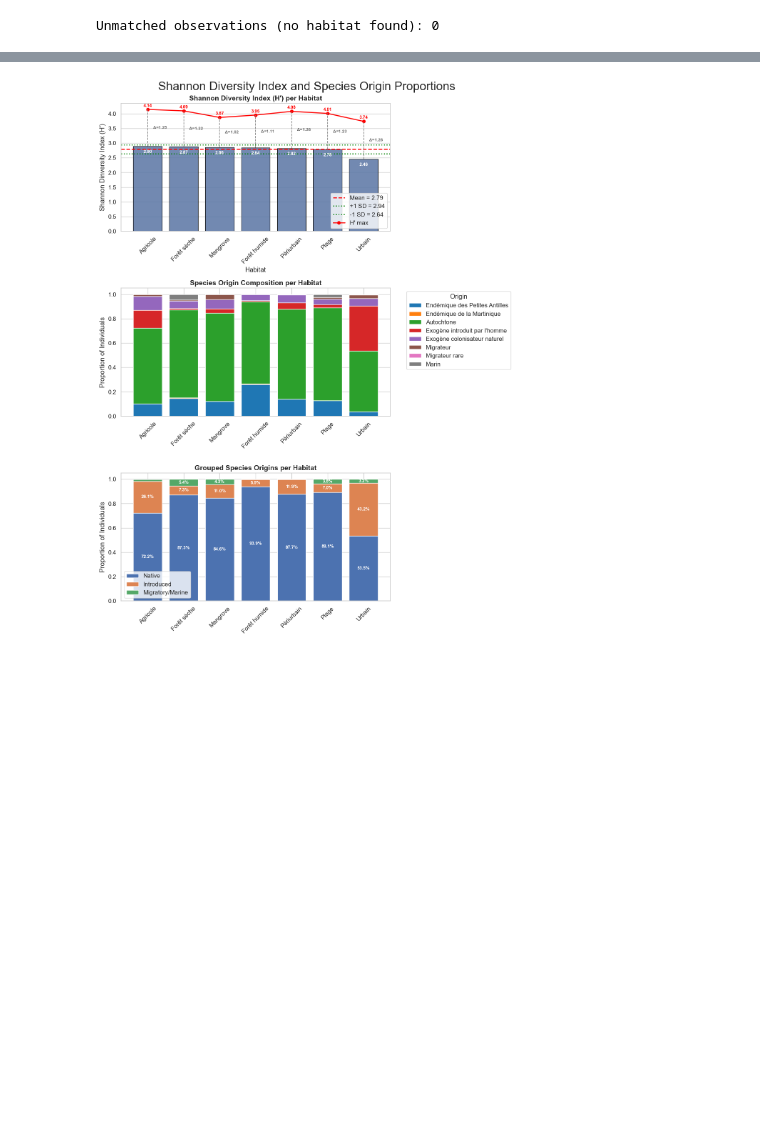
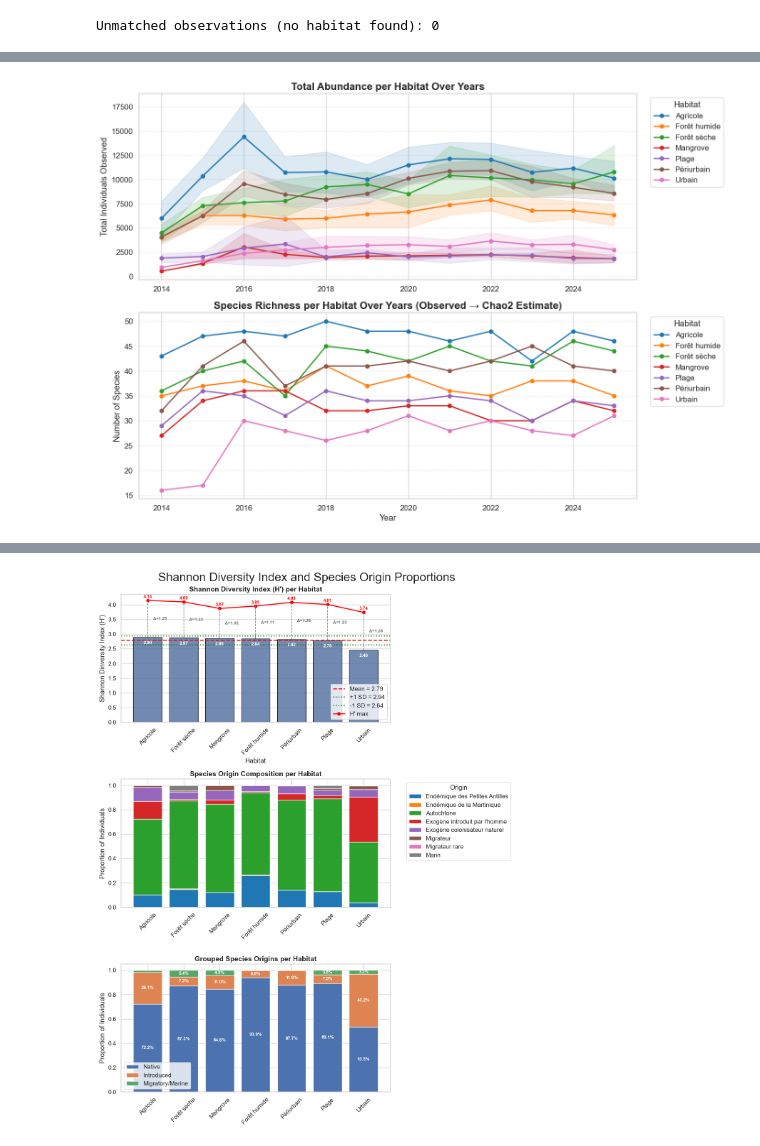
Before and after one commit to baptistepras/birds_biodiversity, a Jupyter notebook: multi_year_indicators.ipynb, the cells around one changed output, grey strips where cells are left out. Saved outputs shown, nothing was run; the diff lists cells and outputs as text; code cells hidden in the pictures; blank space fills up the shorter version.

```diff
--- a/multi_year_indicators.ipynb
+++ b/multi_year_indicators.ipynb
@@ -106,0 +275,33 @@ Unmatched observations (no habitat found): 0
+# %%
+# Habitat trend plots
+plt.figure(figsize=(14, 10))
+habitats = indicator1_multi["Habitat"].unique()
+colors = sns.color_palette("tab10", n_colors=len(habitats))
+
+# Abundance
+ax1 = plt.subplot(2, 1, 1)
+for habitat, col in zip(habitats, colors):
+    g = indicator1_multi[indicator1_multi["Habitat"] == habitat].sort_values("year")
+    ax1.plot(g["year"], g["Abundance"], marker="o", linewidth=2, color=col, label=habitat)
+    ax1.fill_between(g["year"], g["Abundance_CI_low"], g["Abundance_CI_high"], color=col, alpha=0.15)
+ax1.set_title("Total Abundance per Habitat Over Years", fontsize=16, fontweight="bold")
+ax1.set_ylabel("Total Individuals Observed")
+ax1.grid(axis="y", linestyle="--", alpha=0.4)
+ax1.legend(title="Habitat", bbox_to_anchor=(1.02, 1), loc="upper left")
+
+# Richness
+ax2 = plt.subplot(2, 1, 2)
+for habitat, col in zip(habitats, colors):
+    g = indicator1_multi[indicator1_multi["Habitat"] == habitat].sort_values("year")
+    ax2.plot(g["year"], g["Richness_observed"], marker="o", linewidth=2, color=col, label=habitat)
+ax2.set_title("Species Richness per Habitat Over Years (Observed → Chao2 Estimate)", fontsize=16, fontweight="bold")
+ax2.set_ylabel("Number of Species")
+ax2.set_xlabel("Year")
+ax2.grid(axis="y", linestyle="--", alpha=0.4)
+ax2.legend(title="Habitat", bbox_to_anchor=(1.02, 1), loc="upper left")
+
+plt.tight_layout()
+plt.savefig("figures/trends_species_and_individual_richness_per_habitat.jpeg", dpi=300)
+plt.show()
+# %% [output]
+[figure, added]
```
Also changed, not shown: parts of 18 cells of this notebook, 24 other files.
